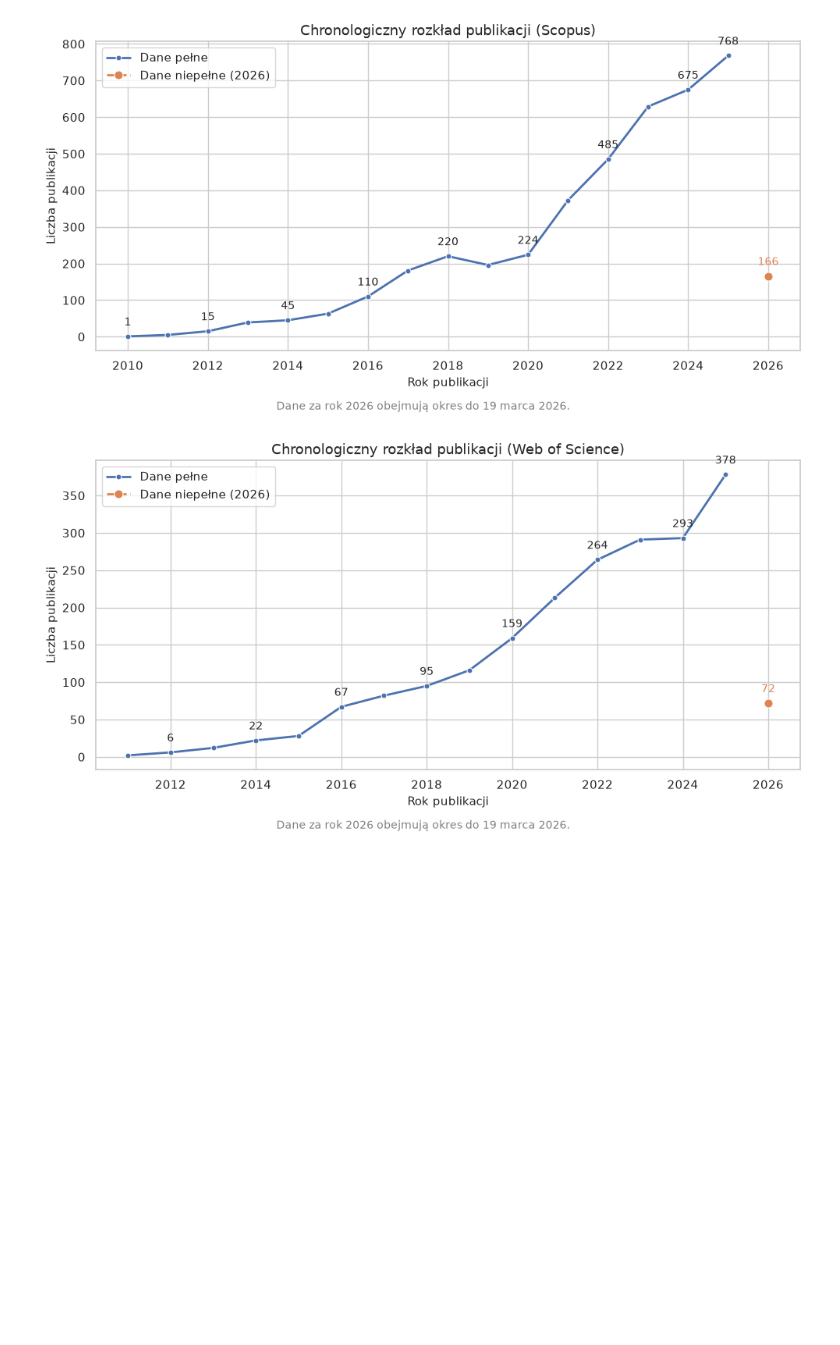
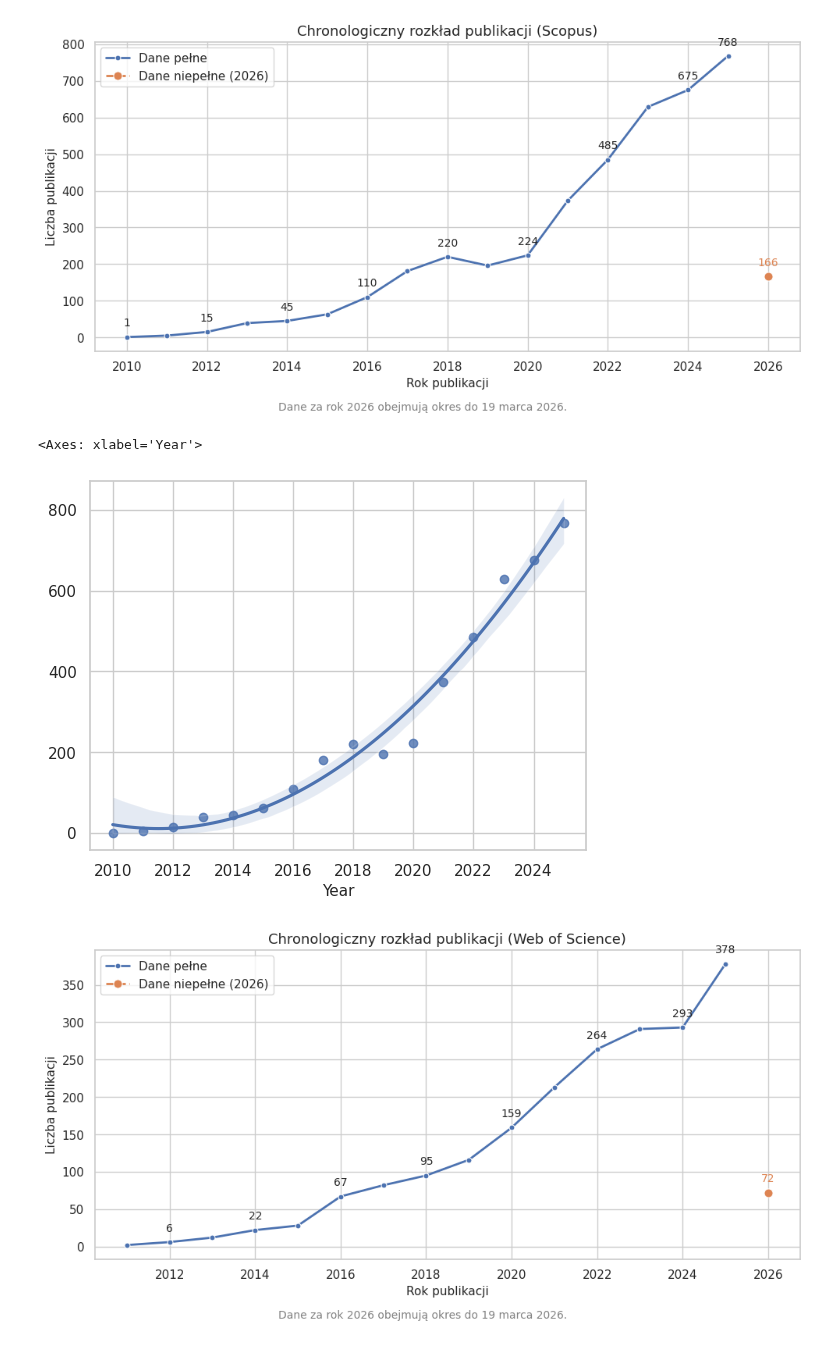
Before and after one commit to agatagera/Advances-in-research-on-the-use-of-large-language-models-in-social-media-analysis, a Jupyter notebook: analiza.ipynb, the cells around one changed output. Cells and saved outputs as stored; diff of their text form; code cells hidden in the pictures; blank space fills up the shorter version.

```diff
--- a/analiza.ipynb
+++ b/analiza.ipynb
@@ -301,6 +394,11 @@ fig.tight_layout()
 plt.show()
 # %% [output]
 [figure]
+# %%
+sns.regplot(x=sc_full.index, y=sc_full.values, data=sc_full, order=2)
+# %% [output]
+<Axes: xlabel='Year'>
+[figure, added]
 # %%
 # Dane Web of Science
 yearly_counts_wof = df_wos['Year Published'].value_counts().sort_index()
```
Also changed, not shown: parts of 34 cells of this notebook.
